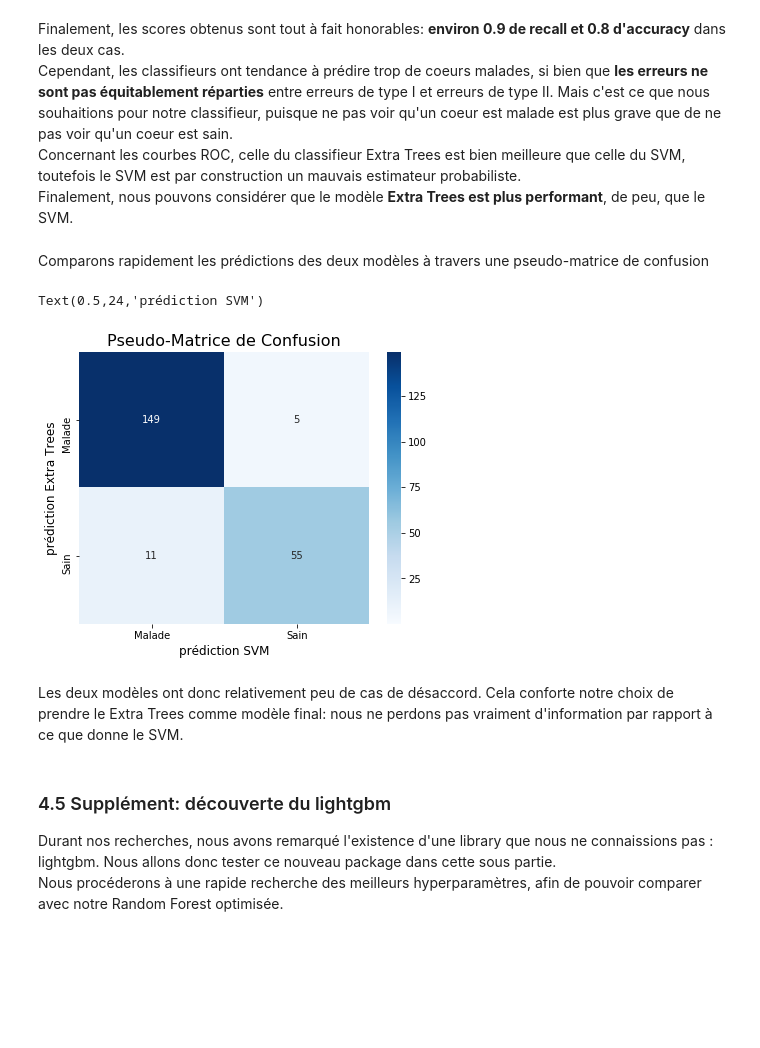
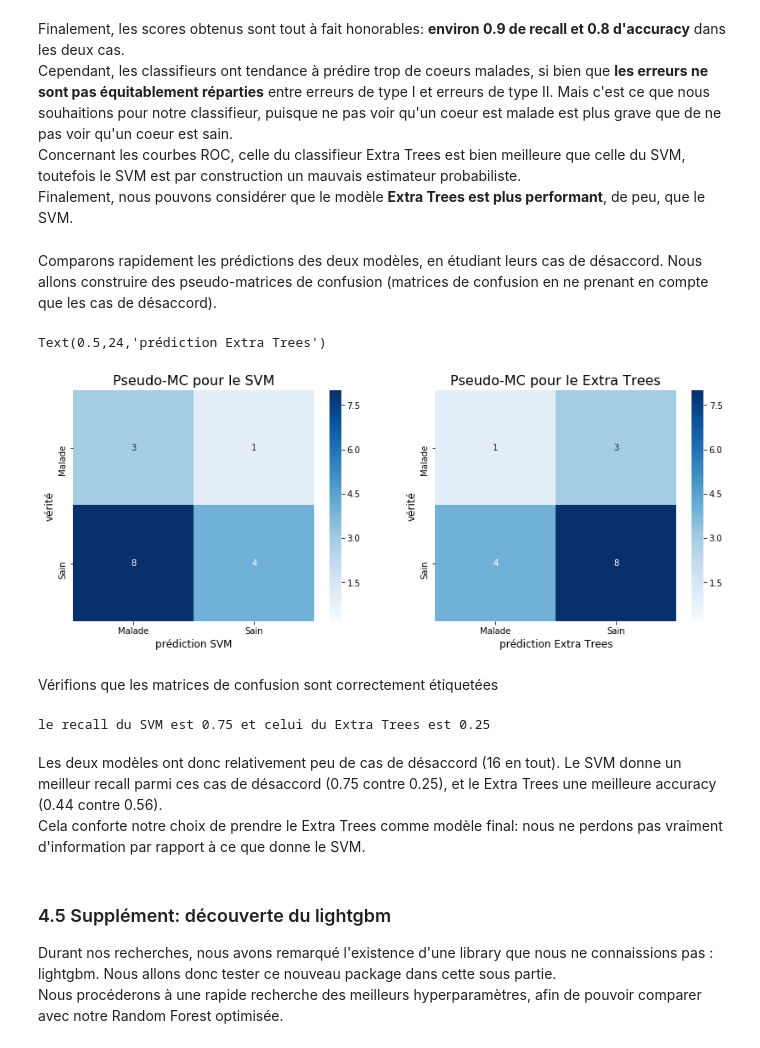
Before and after one commit to aymericfloyrac/Python_for_datascience, a Jupyter notebook: Projet_Python_VF5.ipynb, the cells around one changed output. Saved outputs shown, nothing was run; the diff lists cells and outputs as text; code cells hidden in the pictures; blank space fills up the shorter version.

Commit message:
cas de désaccord

```diff
--- a/Projet_Python_VF5.ipynb
+++ b/Projet_Python_VF5.ipynb
@@ -925,21 +925,42 @@ Finalement, les scores obtenus sont tout à fait honorables: **environ 0.9 de re
 Cependant, les classifieurs ont tendance à prédire trop de coeurs malades, si bien que **les erreurs ne sont pas équitablement réparties** entre erreurs de type I et erreurs de type II. Mais c'est ce que nous souhaitions pour notre classifieur, puisque ne pas voir qu'un coeur est malade est plus grave que de ne pas voir qu'un coeur est sain. <br>
 Concernant les courbes ROC, celle du classifieur Extra Trees est bien meilleure que celle du SVM, toutefois le SVM est par construction un mauvais estimateur probabiliste. <br>
 Finalement, nous pouvons considérer que le modèle **Extra Trees est plus performant**, de peu, que le SVM.
-# %% [markdown]
-Comparons rapidement les prédictions des deux modèles à travers une pseudo-matrice de confusion
+# %% [markdown]
+Comparons rapidement les prédictions des deux modèles, en étudiant leurs cas de désaccord. Nous allons construire des pseudo-matrices de confusion (matrices de confusion en ne prenant en compte que les cas de désaccord).
 # %%
-plt.figure(figsize=(6.5,5))
-cm = confusion_matrix(ypred_et, ypred_svm)
+mask = ypred_et!=ypred_svm
+disagree_labels = labels_test[mask]
+fig = plt.figure(figsize=(14,5))
+
+ax1 = fig.add_subplot(121)
+cm_svm = confusion_matrix(disagree_labels, ypred_svm[mask])
 labels = ['Malade', 'Sain']
-sns.heatmap(cm, xticklabels = labels, yticklabels = labels, annot = True, fmt='d', cmap="Blues", vmin = 0.2);
-plt.title('Pseudo-Matrice de Confusion',fontsize=16)
-plt.ylabel('prédiction Extra Trees',fontsize=12)
+sns.heatmap(cm_svm, xticklabels = labels, yticklabels = labels, annot = True, fmt='d', cmap="Blues", vmin = 0.2);
+plt.title('Pseudo-MC pour le SVM',fontsize=16)
+plt.ylabel('vérité',fontsize=12)
 plt.xlabel('prédiction SVM',fontsize=12)
+
+ax2 = fig.add_subplot(122)
+cm_et = confusion_matrix(disagree_labels, ypred_et[mask])
+labels = ['Malade', 'Sain']
+sns.heatmap(cm_et, xticklabels = labels, yticklabels = labels, annot = True, fmt='d', cmap="Blues", vmin = 0.2);
+plt.title('Pseudo-MC pour le Extra Trees',fontsize=16)
+plt.ylabel('vérité',fontsize=12)
+plt.xlabel('prédiction Extra Trees',fontsize=12)
 # %% [output]
-Text(0.5,24,'prédiction SVM')
+Text(0.5,24,'prédiction Extra Trees')
-[figure, old version]
+[figure, new version]
+# %% [markdown]
+Vérifions que les matrices de confusion sont correctement étiquetées
+# %%
+recall_et = recall_score(disagree_labels,ypred_et[mask],pos_label=-1)
+recall_svm = recall_score(disagree_labels,ypred_svm[mask],pos_label=-1)
+print('le recall du SVM est {} et celui du Extra Trees est {}'.format(recall_svm,recall_et))
+# %% [output]
+le recall du SVM est 0.75 et celui du Extra Trees est 0.25
 # %% [markdown]
-Les deux modèles ont donc relativement peu de cas de désaccord. Cela conforte notre choix de prendre le Extra Trees comme modèle final: nous ne perdons pas vraiment d'information par rapport à ce que donne le SVM.
+Les deux modèles ont donc relativement peu de cas de désaccord (16 en tout). Le SVM donne un meilleur recall parmi ces cas de désaccord (0.75 contre 0.25), et le Extra Trees une meilleure accuracy (0.44 contre 0.56).<br>
+Cela conforte notre choix de prendre le Extra Trees comme modèle final: nous ne perdons pas vraiment d'information par rapport à ce que donne le SVM.
 # %% [markdown]
 ### 4.5 Supplément: découverte du lightgbm
 
```
